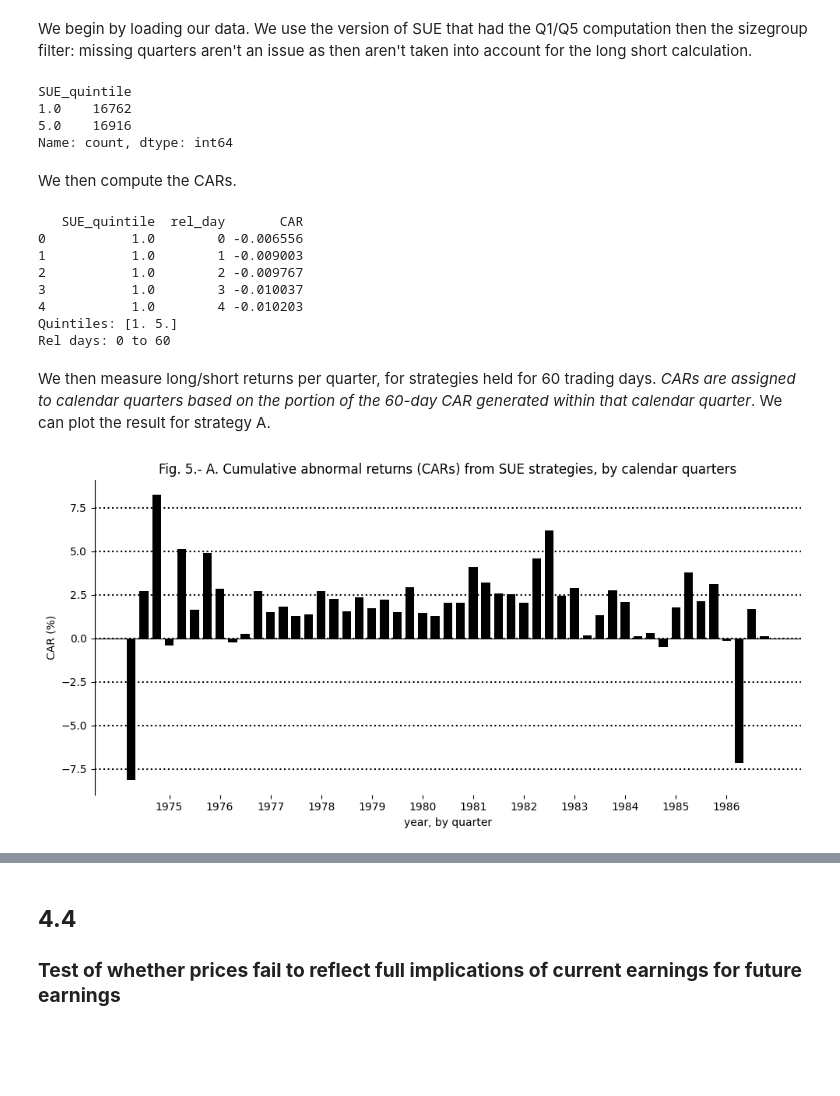
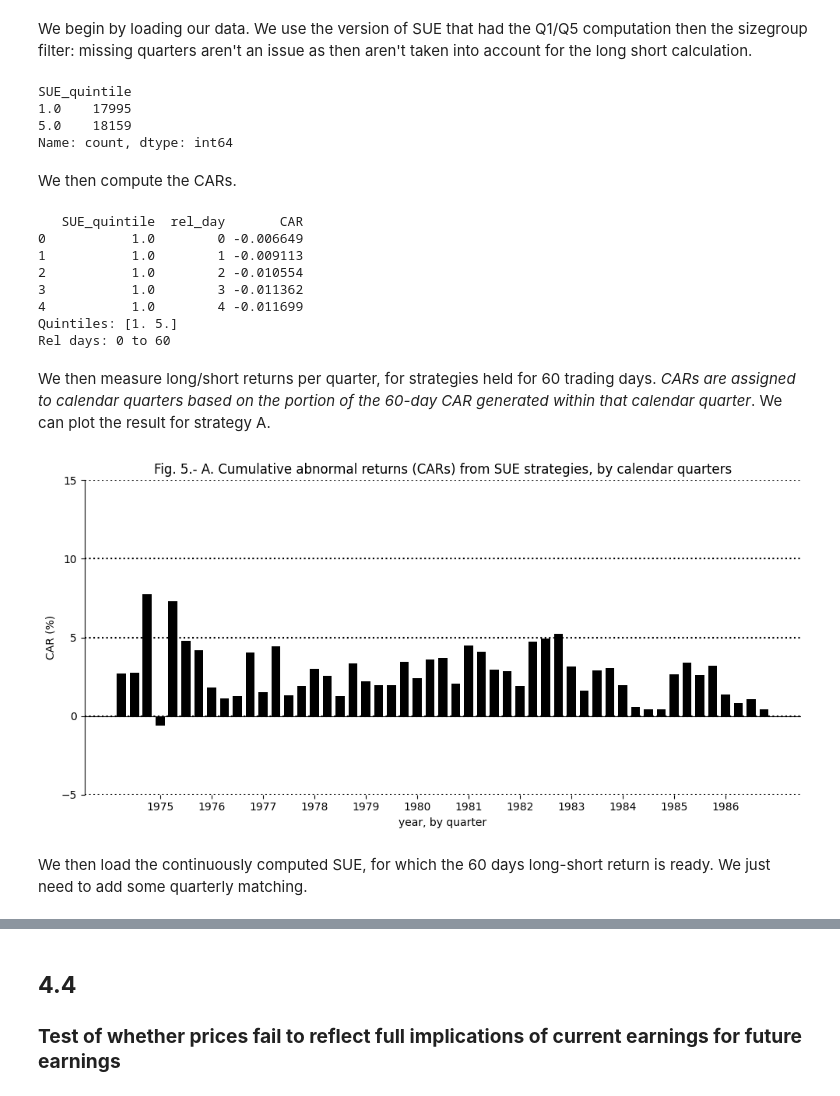
Before and after one commit to e1quem/PEADReplication, a Jupyter notebook: notebooks/3.empirical_results.ipynb, the cells around one changed output, grey strips where cells are left out. Drawn from its saved outputs; the diff is of its cells as text; code cells hidden in the pictures; blank space fills up the shorter version.

Commit message:
all figures done

```diff
--- a/notebooks/3.empirical_results.ipynb
+++ b/notebooks/3.empirical_results.ipynb
@@ -108,7 +108,7 @@ dfD['DlyCalDt'] = pd.to_datetime(dfD['DlyCalDt'])
 df_sue_final['rdq'] = pd.to_datetime(df_sue_final['rdq'])
 
 # Merge dfD with df_sue_final on PERMNO to get all daily returns per firm
-dfD_small = dfD[['PERMNO', 'DlyCalDt', 'DlyAbnReturn', "DlyReturns"]].copy()
+dfD_small = dfD[['PERMNO', 'DlyCalDt', 'DlyAbnReturn', "DlyRet"]].copy()
 dfD_small = dfD_small.sort_values(['PERMNO', 'DlyCalDt'])
 dfD_small['day_rank'] = dfD_small.groupby('PERMNO').cumcount()
 
@@ -127,7 +127,7 @@ events['rank_min'] = events['rdq_rank'] - 60
 events['rank_max'] = events['rdq_rank'] + 60
 
 # Merge then filter
-car_df = events.merge(dfD_small[['PERMNO', 'DlyCalDt', 'DlyAbnReturn', 'DlyReturns', 'day_rank']], on='PERMNO', how='left')
+car_df = events.merge(dfD_small[['PERMNO', 'DlyCalDt', 'DlyAbnReturn', 'DlyRet', 'day_rank']], on='PERMNO', how='left')
 car_df['rel_day'] = car_df['day_rank'] - car_df['rdq_rank']
 car_df = car_df[(car_df['rel_day'] >= -60) & (car_df['rel_day'] <= 60)]
 
@@ -715,12 +823,11 @@ We begin by loading our data. We use the version of SUE that had the Q1/Q5 compu
 # %%
 sue = pd.read_csv('../data/SUE_Q1Q5_size.csv')
 sue['rdq'] = pd.to_datetime(sue['rdq'])
-sue_cont = pd.read_csv('../data/cont_SUE.csv')
 print(sue['SUE_quintile'].value_counts().sort_index())
 # %% [output]
 SUE_quintile
-1.0    16762
-5.0    16916
+1.0    17995
+5.0    18159
 Name: count, dtype: int64
 # %% [markdown]
 We then compute the CARs.
@@ -740,7 +847,7 @@ events['rank_min'] = events['rdq_rank']
 events['rank_max'] = events['rdq_rank'] + 60
 
 # Merge then filter
-car_df = events.merge(dfD_small[['PERMNO', 'DlyCalDt', 'DlyAbnReturn', 'DlyReturns', 'day_rank']], on='PERMNO', how='left')
+car_df = events.merge(dfD_small[['PERMNO', 'DlyCalDt', 'DlyAbnReturn', 'DlyRet', 'day_rank']], on='PERMNO', how='left')
 car_df['rel_day'] = car_df['day_rank'] - car_df['rdq_rank']
 car_df = car_df[(car_df['rel_day'] >= 0) & (car_df['rel_day'] <= 60)]
 
@@ -759,11 +866,11 @@ print(f"Quintiles: {car_avg['SUE_quintile'].unique()}")
 print(f"Rel days: {car_avg['rel_day'].min()} to {car_avg['rel_day'].max()}")
 # %% [output]
    SUE_quintile  rel_day       CAR
-0           1.0        0 -0.006556
-1           1.0        1 -0.009003
-2           1.0        2 -0.009767
-3           1.0        3 -0.010037
-4           1.0        4 -0.010203
+0           1.0        0 -0.006649
+1           1.0        1 -0.009113
+2           1.0        2 -0.010554
+3           1.0        3 -0.011362
+4           1.0        4 -0.011699
 Quintiles: [1. 5.]
 Rel days: 0 to 60
 # %% [markdown]
@@ -789,35 +896,38 @@ returns_pct = ls_df['return'] * 100
 
 
 # Plot
-
 fig, ax = plt.subplots(figsize=(10, 5))
 
 ax.bar(range(len(ls_df)), returns_pct, width=0.7, color='black')
 ax.axhline(y=0, color='black', linestyle='-', linewidth=0.8)
+ax.set_ylim(-5, 15)
+ax.set_yticks([-5, 0, 5, 10, 15])
 
 ax.spines['top'].set_visible(False)
 ax.spines['right'].set_visible(False)
 ax.spines['bottom'].set_visible(False)
 
 ax.yaxis.grid(True, linestyle=':', linewidth=1.5, color='black')
 
 ax.set_xlabel('year, by quarter')
 ax.set_ylabel('CAR (%)')
 ax.set_title('Fig. 5.- A. Cumulative abnormal returns (CARs) from SUE strategies, by calendar quarters')
 
 year_quarters = ls_df['quarter'].tolist()
 tick_positions = []
 tick_labels = []
 
 for i, q in enumerate(year_quarters):
     if q.endswith('Q1'):
         tick_positions.append(i)
         tick_labels.append(q[:4])
 
 ax.set_xticks(tick_positions)
 ax.set_xticklabels(tick_labels, fontsize=10)
 
 plt.tight_layout()
 plt.show()
 # %% [output]
-[figure, old version]
+[figure, new version]
+# %% [markdown]
+We then load the continuously computed SUE, for which the 60 days long-short return is ready. We just need to add some quarterly matching.
```
Also changed, not shown: parts of 34 cells of this notebook, 4 other files.
